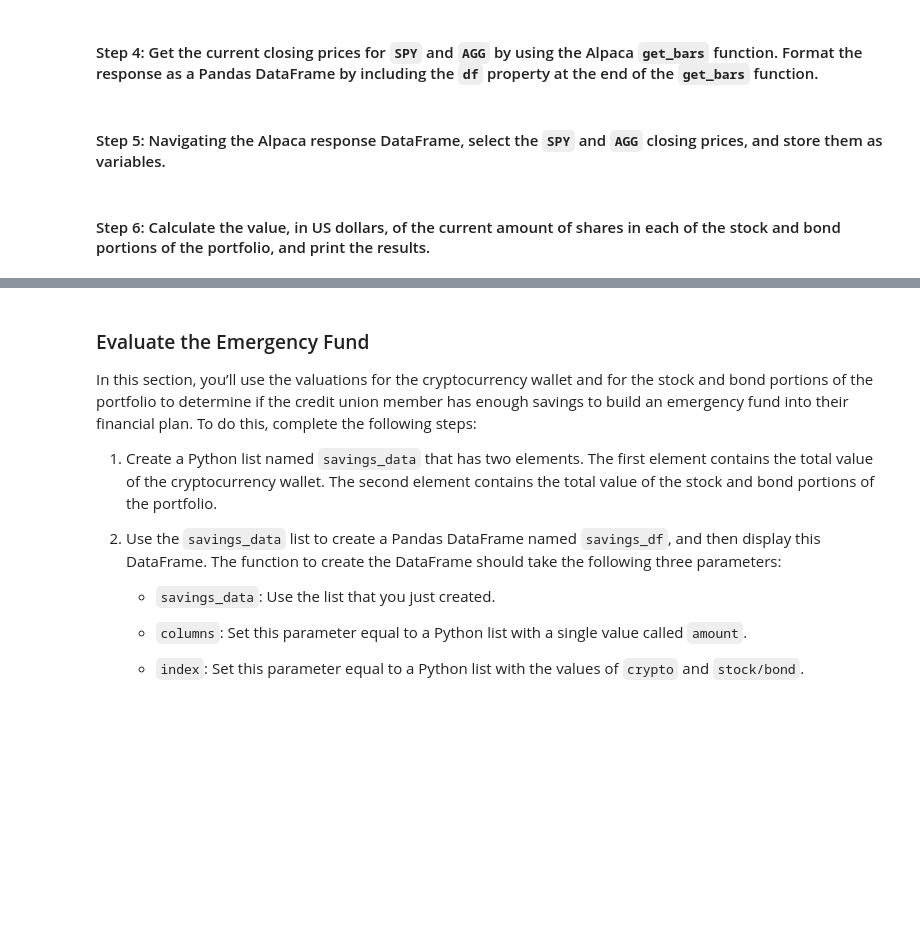
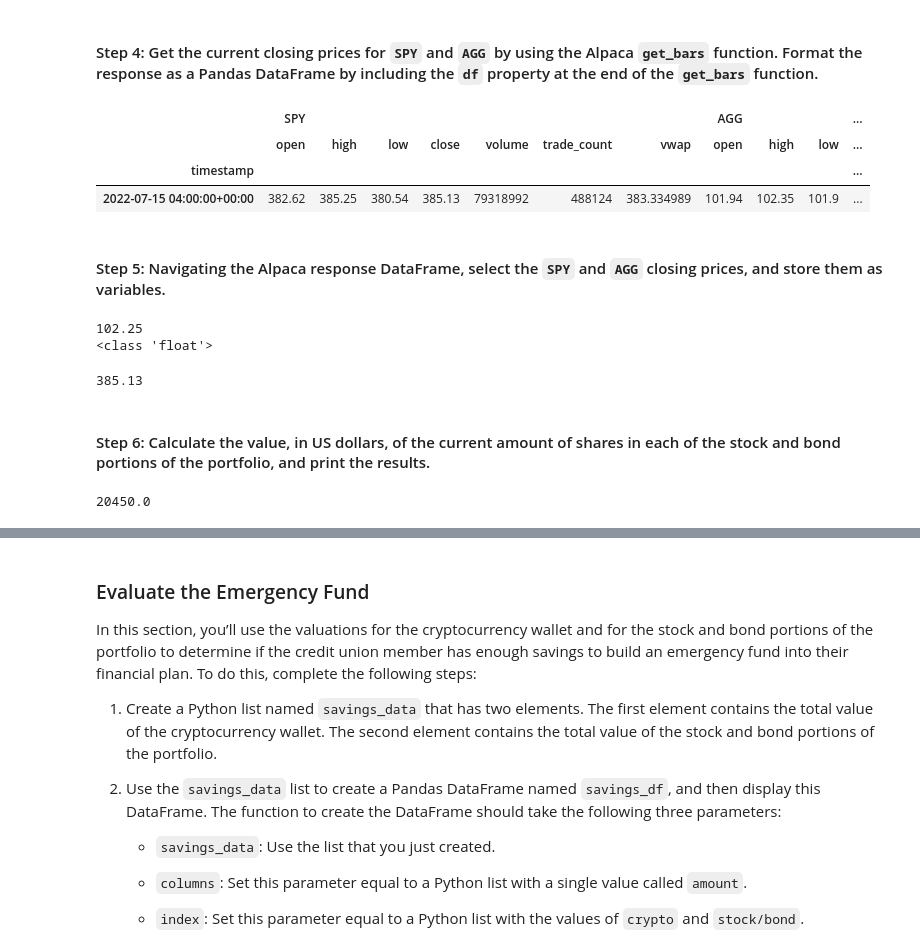
Before and after one commit to quinnwong31/FinancialPlanningTool, a Jupyter notebook: financial_planning_tools.ipynb, the cells around one changed output, grey strips where cells are left out. Drawn from its saved outputs; the diff is of its cells as text; code cells hidden in the pictures; blank space fills up the shorter version.

Commit message:
Evaluated the Stock and Bond Holdings by Using the Alpaca SDK

```diff
--- a/financial_planning_tools.ipynb
+++ b/financial_planning_tools.ipynb
@@ -214,39 +214,66 @@ timeframe = '1Day'
 # Set both the start and end date at the date of your prior weekday
 # This will give you the closing price of the previous trading day
 # Alternatively you can use a start and end date of 2020-08-07
-# YOUR CODE HERE
-# YOUR CODE HERE
+start_date = pd.Timestamp("2022-07-15", tz="America/New_York").isoformat()
+end_date = pd.Timestamp("2022-07-15", tz="America/New_York").isoformat()
 # %% [markdown]
 #### Step 4: Get the current closing prices for `SPY` and `AGG` by using the Alpaca `get_bars` function. Format the response as a Pandas DataFrame by including the `df` property at the end of the `get_bars` function.
 # %%
 # Use the Alpaca get_bars function to get current closing prices the portfolio
 # Be sure to set the `df` property after the function to format the response object as a DataFrame
-# YOUR CODE HERE
+df_portfolio = alpaca.get_bars(
+    tickers,
+    timeframe,
+    start = start_date,
+    end = end_date).df
+# df_portfolio
 
 # Reorganize the DataFrame
 # Separate ticker data
-# YOUR CODE HERE
+SPY = df_portfolio[df_portfolio['symbol'] == 'SPY'].drop('symbol', axis=1)
+AGG = df_portfolio[df_portfolio['symbol'] == 'AGG'].drop('symbol', axis=1)
 
 # Concatenate the ticker DataFrames
-# YOUR CODE HERE
+df_portfolio = pd.concat([SPY,AGG], axis=1, keys=['SPY','AGG'])
 
 # Review the first 5 rows of the Alpaca DataFrame
-# YOUR CODE HERE
+df_portfolio.head()
+# %% [output]
+|  | SPY |  |  |  |  |  |  | AGG |  |  | ... |
+|  | open | high | low | close | volume | trade_count | vwap | open | high | low | ... |
+| timestamp |  |  |  |  |  |  |  |  |  |  | ... |
+| 2022-07-15 04:00:00+00:00 | 382.62 | 385.25 | 380.54 | 385.13 | 79318992 | 488124 | 383.334989 | 101.94 | 102.35 | 101.9 | ... |
 # %% [markdown]
 #### Step 5: Navigating the Alpaca response DataFrame, select the `SPY` and `AGG` closing prices, and store them as variables.
 # %%
 # Access the closing price for AGG from the Alpaca DataFrame
 # Converting the value to a floating point number
-agg_close_price = # YOUR CODE HERE
+agg_close_price = float(df_portfolio["AGG"]["close"])
 
 # Print the AGG closing price
-# YOUR CODE HERE
+print(agg_close_price)
+print(type(agg_close_price))
+# %% [output]
+102.25
+<class 'float'>
 # %%
 # Access the closing price for SPY from the Alpaca DataFrame
 # Converting the value to a floating point number
-spy_close_price = # YOUR CODE HERE
+spy_close_price = float(df_portfolio["SPY"]["close"])
 
 # Print the SPY closing price
-# YOUR CODE HERE
+spy_close_price
+# %% [output]
+385.13
 # %% [markdown]
 #### Step 6: Calculate the value, in US dollars, of the current amount of shares in each of the stock and bond portions of the portfolio, and print the results.
+# %%
+# Calculate the current value of the bond portion of the portfolio.  To do so,
+# multiply the closing price of each stock by the shares that the portfolio_df
+# DataFrame supplies for you.
+agg_value = agg_shares * agg_close_price
+
+# Print the current value of the bond portfolio
+agg_value
+# %% [output]
+20450.0
```
Also changed, not shown: parts of 12 cells of this notebook.
